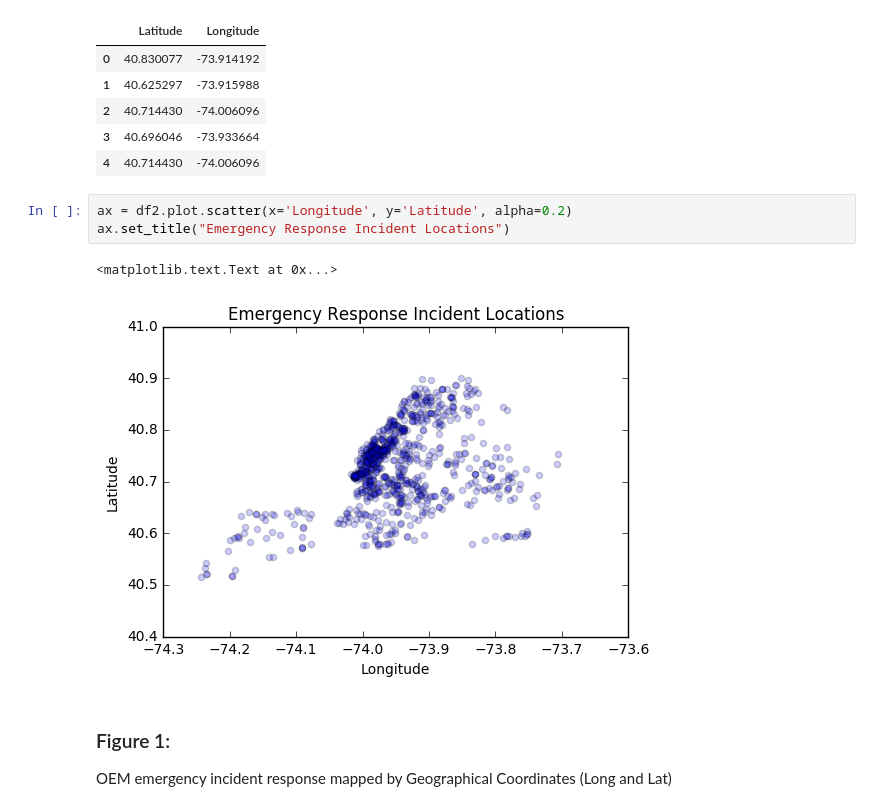
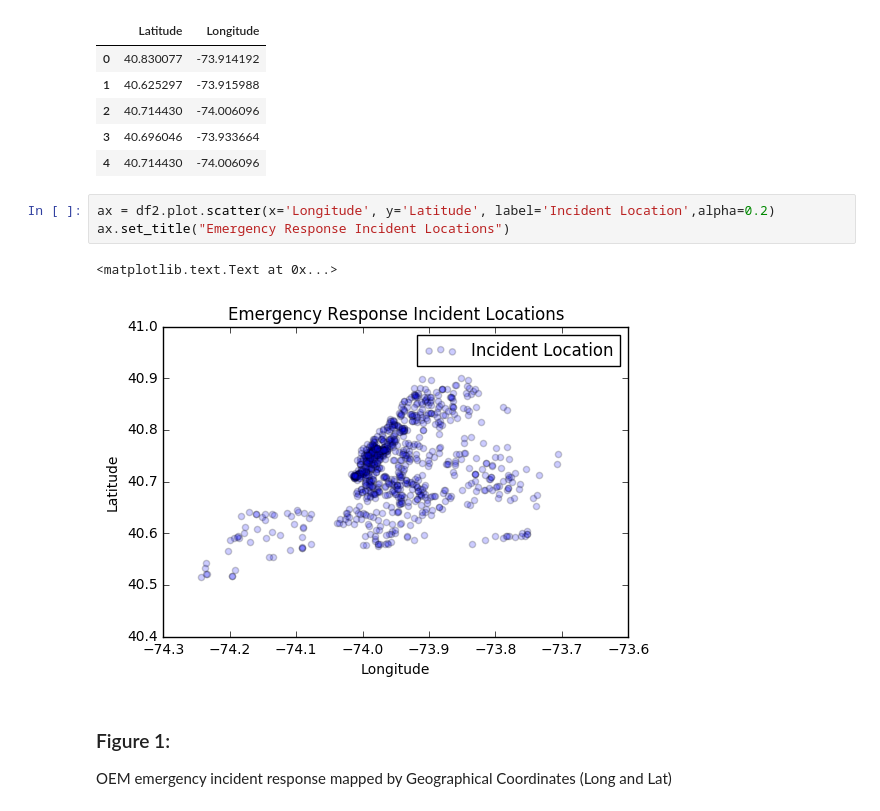
Before and after one commit to kdr276/PUI2016_kdr276, a Jupyter notebook: HW2_kdr276/Assignment_3.ipynb, the cells around one changed output. Saved outputs shown, nothing was run; the diff lists cells and outputs as text.

```diff
--- a/HW2_kdr276/Assignment_3.ipynb
+++ b/HW2_kdr276/Assignment_3.ipynb
@@ -45,11 +44,11 @@ df2.head()
 | 3 | 40.696046 | -73.933664 |
 | 4 | 40.714430 | -74.006096 |
 # %%
-ax = df2.plot.scatter(x='Longitude', y='Latitude', alpha=0.2)
+ax = df2.plot.scatter(x='Longitude', y='Latitude', label='Incident Location',alpha=0.2)
 ax.set_title("Emergency Response Incident Locations")
 # %% [output]
 <matplotlib.text.Text at 0x...>
-[figure, old version]
+[figure, new version]
 # %% [markdown]
 ### Figure 1:
 
```
Also changed, not shown: parts of 1 cell of this notebook.
